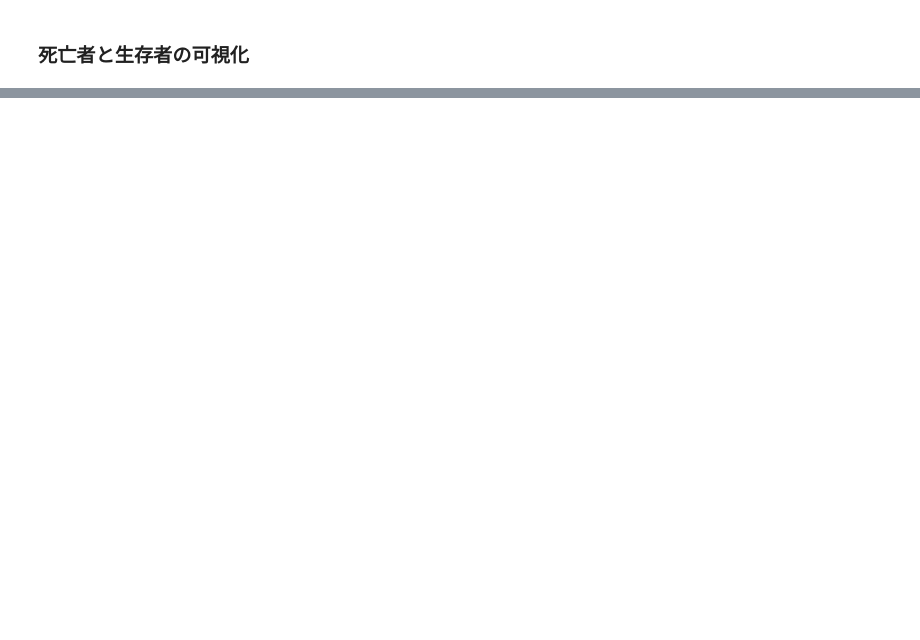
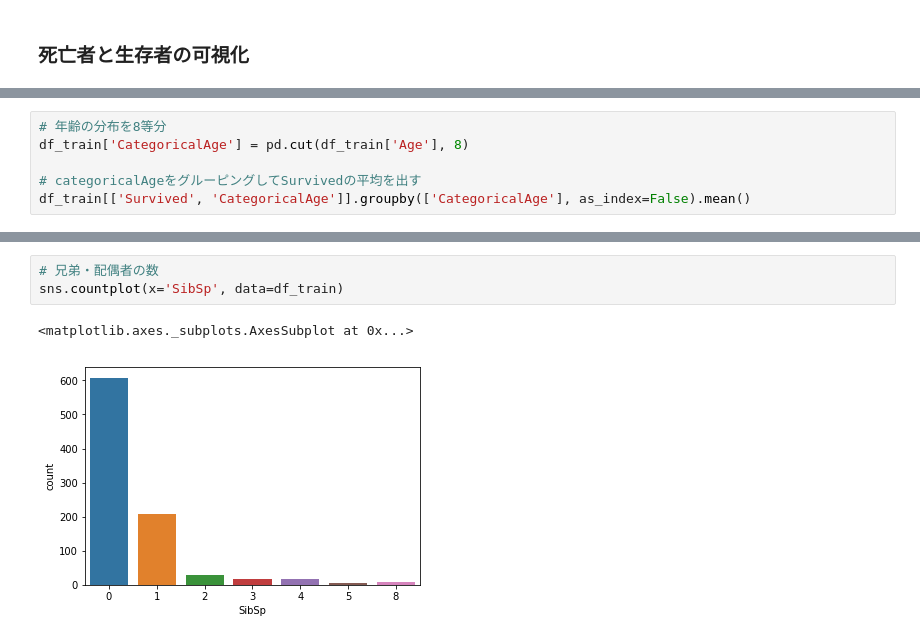
Before and after one commit to aki-06/Titanic, a Jupyter notebook: titanic.ipynb, the cells around one changed output, grey strips where cells are left out. Drawn from its saved outputs; the diff is of its cells as text; blank space fills up the shorter version.

```diff
--- a/titanic.ipynb
+++ b/titanic.ipynb
@@ -173,0 +222,6 @@ Name: Survived, dtype: int64
+# %%
+# 年齢の分布を8等分
+df_train['CategoricalAge'] = pd.cut(df_train['Age'], 8)
+
+# categoricalAgeをグルーピングしてSurvivedの平均を出す
+df_train[['Survived', 'CategoricalAge']].groupby(['CategoricalAge'], as_index=False).mean()
@@ -173,0 +238,6 @@ Name: Survived, dtype: int64
+# %%
+# 兄弟・配偶者の数
+sns.countplot(x='SibSp', data=df_train)
+# %% [output]
+<matplotlib.axes._subplots.AxesSubplot at 0x...>
+[figure, added]
```
Also changed, not shown: parts of 22 cells of this notebook.
